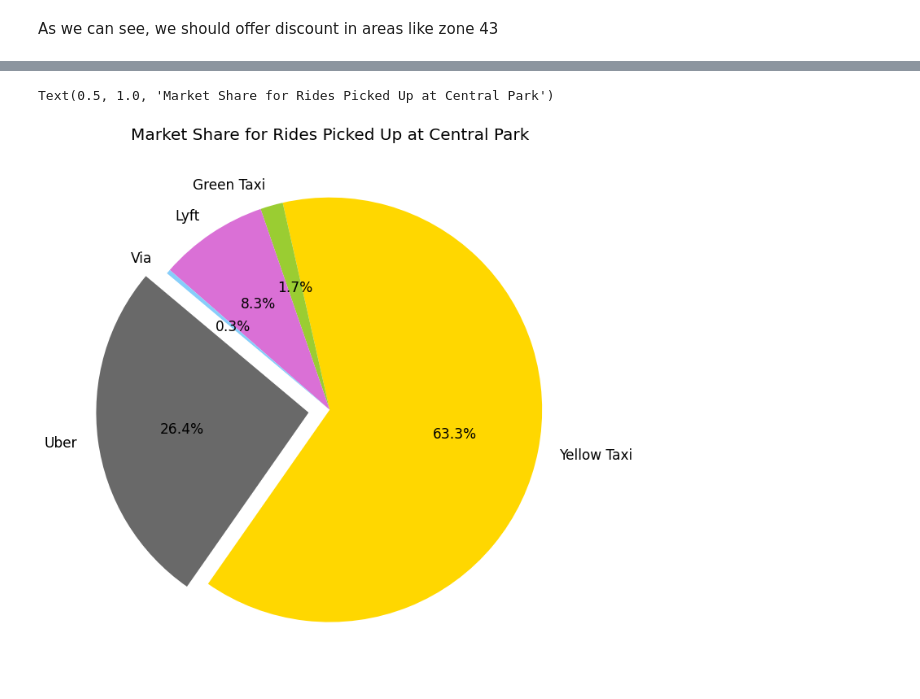
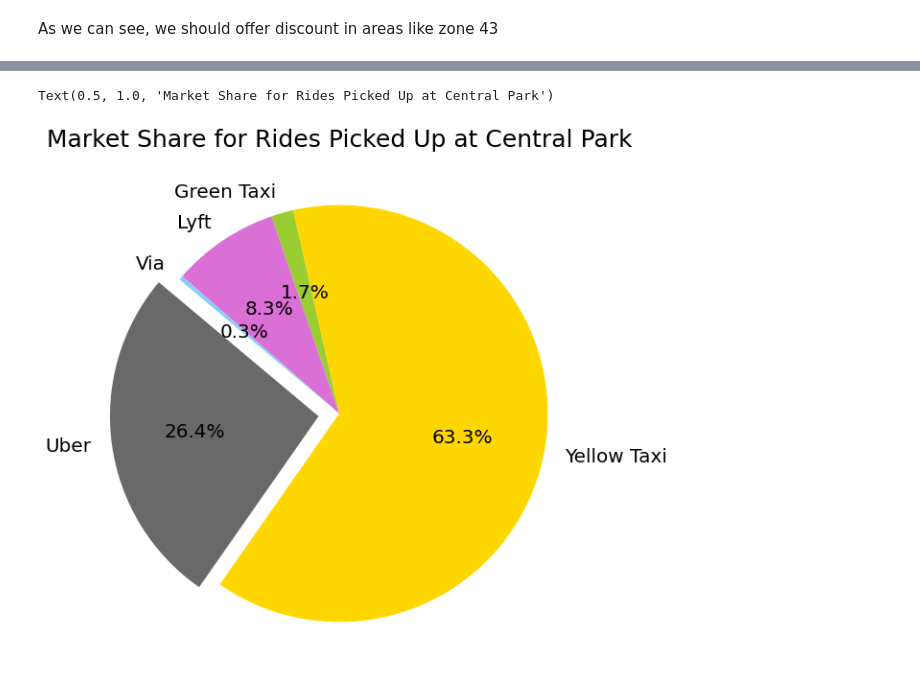
Before and after one commit to rafaelvchaves/orie3120-project, a Jupyter notebook: uber_taxi_ratio.ipynb, the cells around one changed output, grey strips where cells are left out. Cells and saved outputs as stored; diff of their text form; code cells hidden in the pictures.

```diff
--- a/uber_taxi_ratio.ipynb
+++ b/uber_taxi_ratio.ipynb
@@ -108,17 +119,17 @@ rides_num
 # %%
 # finally we plot the market share pie chart
 labels = ('Uber', 'Yellow Taxi', 'Green Taxi', 'Lyft', 'Via')
 sizes = [18970, 45440, 1236, 5955, 236]
 colors = ['dimgrey', 'gold', 'yellowgreen', 'orchid', 'lightskyblue']
 explode = (0.1, 0, 0, 0, 0)  # explode 1st slice
 
 # Plot
-f, ax = plt.subplots(1, figsize=(12, 12))
+f, ax = plt.subplots(1, figsize=(10, 10))
 plt.pie(sizes, explode=explode, labels=labels, colors=colors, \
-        autopct='%1.1f%%', shadow=False, startangle=140, textprops={'fontsize': 17})
-ax.set_title('Market Share for Rides Picked Up at Central Park', fontsize=20)
+        autopct='%1.1f%%', shadow=False, startangle=140, textprops={'fontsize': 20})
+ax.set_title('Market Share for Rides Picked Up at Central Park', fontsize=25)
 # plt.savefig("uber_market_share_zone43.png", dpi=300)
 # plt.clf()
 # %% [output]
 Text(0.5, 1.0, 'Market Share for Rides Picked Up at Central Park')
-[figure, old version]
+[figure, new version]
```
Also changed, not shown: parts of 10 cells of this notebook.
